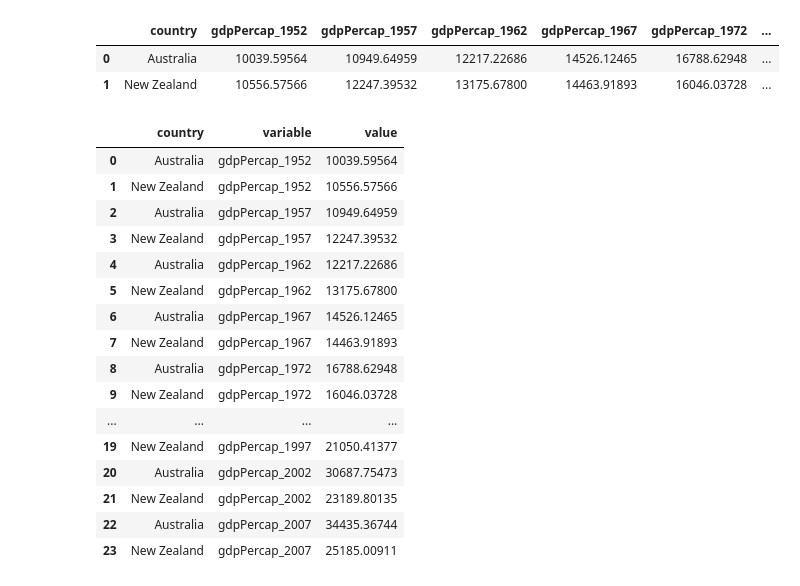
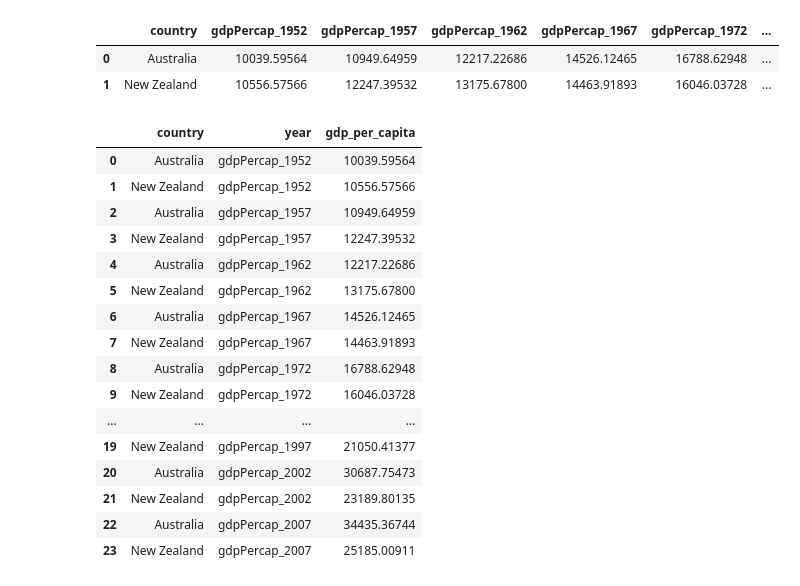
Before and after one commit to nih-fmrif/2017-09-28-NIH-CMN_notebooks, a Jupyter notebook: pandas_and_plotting.ipynb, the cells around one changed output. Saved outputs shown, nothing was run; the diff lists cells and outputs as text; code cells hidden in the pictures.

```diff
--- a/pandas_and_plotting.ipynb
+++ b/pandas_and_plotting.ipynb
@@ -303,9 +303,9 @@ data
 | 0 | Australia | 10039.59564 | 10949.64959 | 12217.22686 | 14526.12465 | 16788.62948 | ... |
 | 1 | New Zealand | 10556.57566 | 12247.39532 | 13175.67800 | 14463.91893 | 16046.03728 | ... |
 # %%
-data.melt(id_vars= 'country',value_name='gdp_per_capita')
+data.melt(id_vars= 'country',value_name='gdp_per_capita',var_name= 'year')
 # %% [output]
-|  | country | variable | value |
+|  | country | year | gdp_per_capita |
 | 0 | Australia | gdpPercap_1952 | 10039.59564 |
 | 1 | New Zealand | gdpPercap_1952 | 10556.57566 |
 | 2 | Australia | gdpPercap_1957 | 10949.64959 |
```
